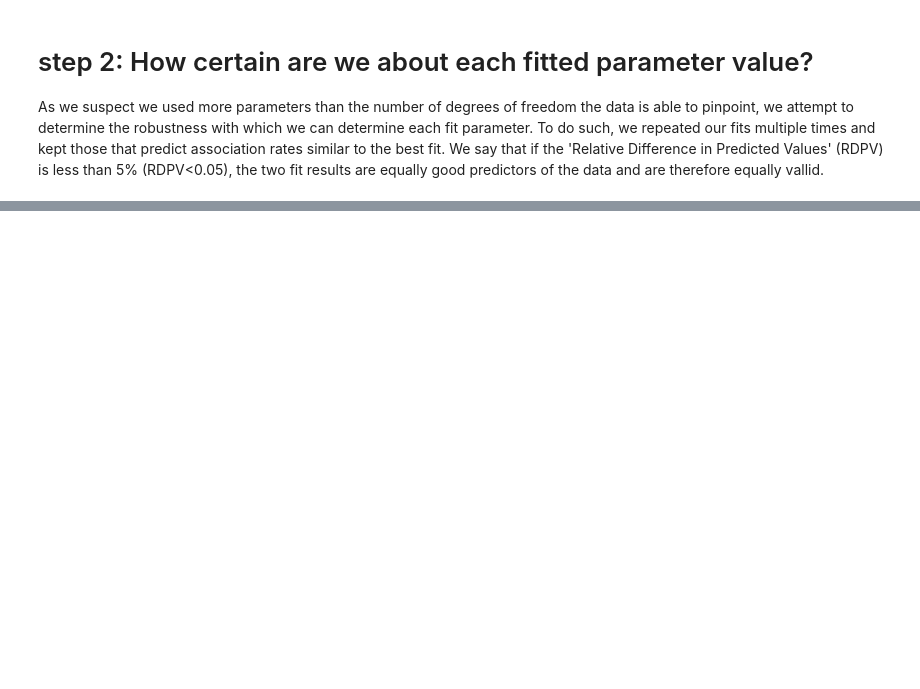
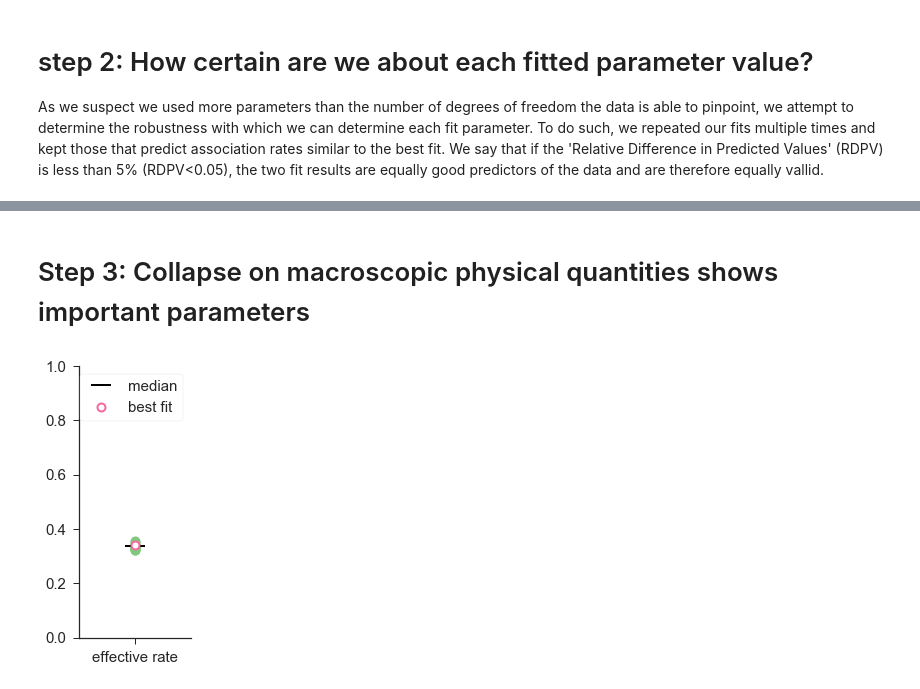
Before and after one commit to martin-depken/Energy-Landscape, a Jupyter notebook: code_Boyle/characterising free-energy landscape (d)Cas9 not initiation limited .ipynb, the cells around one changed output, grey strips where cells are left out. Drawn from its saved outputs; the diff is of its cells as text; code cells hidden in the pictures; blank space fills up the shorter version.

```diff
--- a/code_Boyle/characterising free-energy landscape (d)Cas9 not initiation limited .ipynb
+++ b/code_Boyle/characterising free-energy landscape (d)Cas9 not initiation limited .ipynb
@@ -121,7 +119,7 @@ selected_sims, selected_scores, scores = SAfits.select_on_prediction(simset,
                                                          precalculated=False,
 #                                                          score=scores,
                                                          save_scores=True,
-                                                         filename='../data/15_1_2019/select_with_predcitions.txt'
+                                                         filename=data_folder+'select_with_predcitions.txt'
                                                          )
 plt.hist(scores, normed=True, bins=np.arange(0,0.175,0.005), label='all fits: N= ' +str(len(scores)))
 plt.hist(selected_scores,normed=True, bins=np.arange(0,0.175,0.005), label='selected fits: N= ' +str(len(selected_scores)));
@@ -139,0 +292,41 @@ plt.yticks(fontsize=15);
+# %% [markdown]
+# Step 3: Collapse on macroscopic physical quantities shows important parameters
+# %%
+plt.figure(figsize=(2,5))
+for sim in simset:
+    plt.plot(fast_Rloop['kinetic'].loc[sim],
+             marker='o',markersize=10,linestyle='', color=sns.color_palette()[0], alpha=1.0,label='')
+
+plt.plot(fast_Rloop['kinetic'].median(),
+         color='black',
+            linestyle='',
+             marker='_',
+             lw=4,
+             markersize =20,
+             markerfacecolor='white',
+             markeredgewidth= 2,
+        label='median')
+
+
+plt.plot(fast_Rloop['kinetic'].loc[best_fit],
+         color='#f768a1',
+            linestyle='',
+             marker='o',
+             lw=3,
+             markersize =8,
+             markerfacecolor='white',
+             markeredgewidth= 2,
+        label='best fit')
+
+
+
+# plt.title('matches',fontsize=15)
+plt.xticks([0],['effective rate'],fontsize=15);
+plt.xlim(-0.01,0.01);
+sns.despine()
+plt.yticks(fontsize=15);
+# plt.ylabel('Energy ($k_BT$)',fontsize=15);
+plt.ylim(0.0,1.00)
+plt.legend(fontsize=15,frameon=True);
+# %% [output]
+[figure, added]
```
Also changed, not shown: parts of 16 cells of this notebook, 52 other files.
